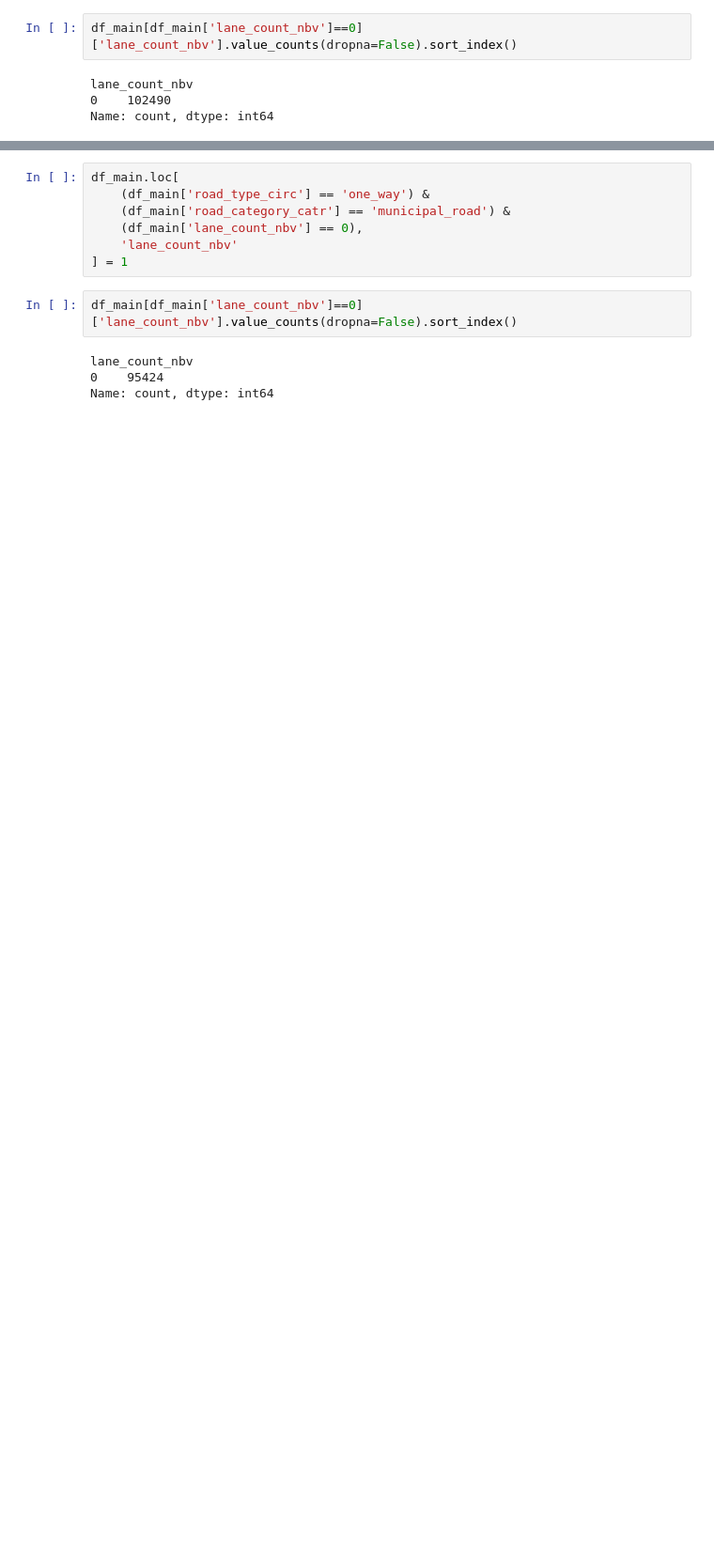
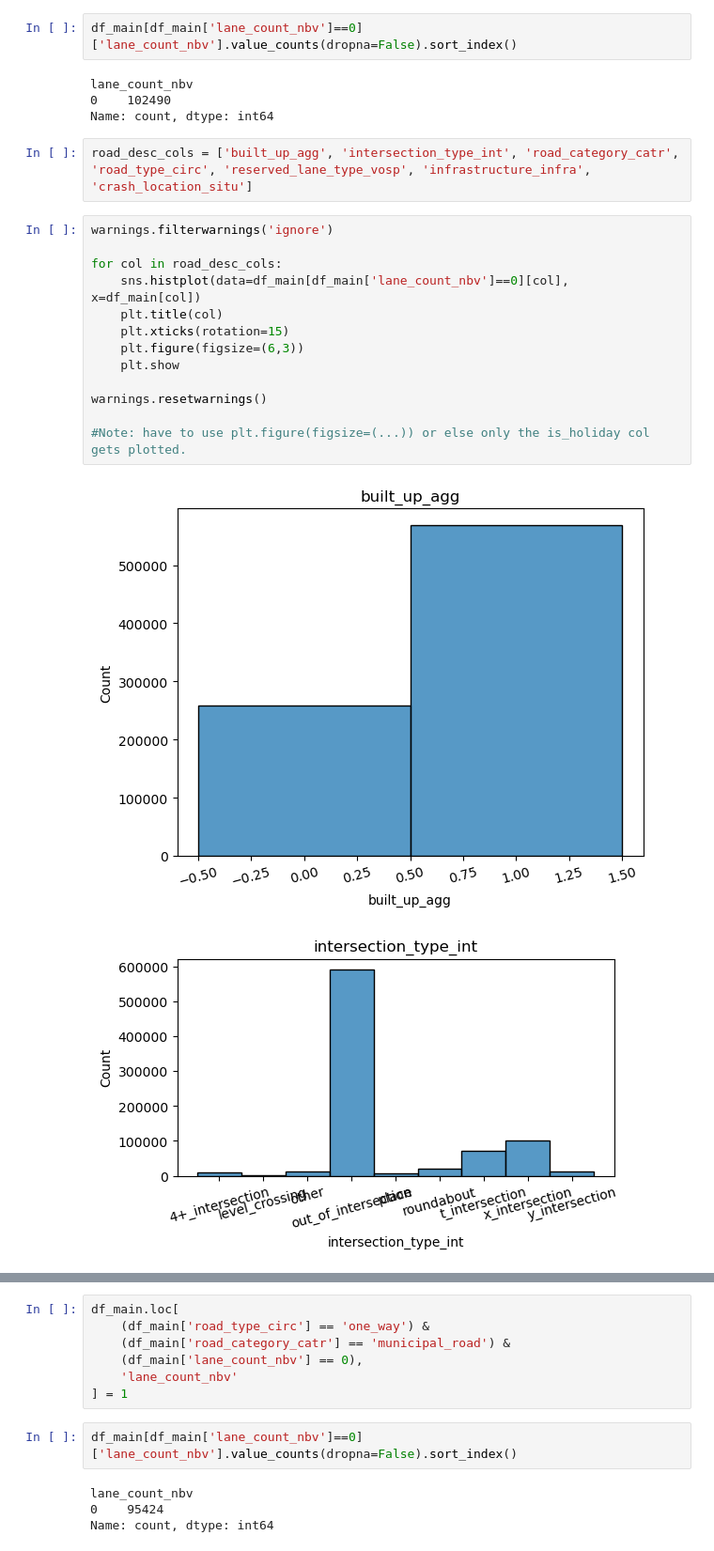
Before and after one commit to August-JF-Perez/AugustP_Crash_Location_Characterization, a Jupyter notebook: Capstone 3 Data Wrangling and EDA.ipynb, the cells around one changed output, grey strips where cells are left out. Shown at 94% size. Saved outputs shown, nothing was run; the diff lists cells and outputs as text; blank space fills up the shorter version.

```diff
--- a/Capstone 3 Data Wrangling and EDA.ipynb
+++ b/Capstone 3 Data Wrangling and EDA.ipynb
@@ -2000,3 +2000,21 @@ df_main[df_main['lane_count_nbv']==0]['lane_count_nbv'].value_counts(dropna=Fals
 lane_count_nbv
 0    102490
 Name: count, dtype: int64
+# %%
+road_desc_cols = ['built_up_agg', 'intersection_type_int', 'road_category_catr', 'road_type_circ', 'reserved_lane_type_vosp', 'infrastructure_infra', 'crash_location_situ']
+# %%
+warnings.filterwarnings('ignore')
+
+for col in road_desc_cols:
+    sns.histplot(data=df_main[df_main['lane_count_nbv']==0][col], x=df_main[col])
+    plt.title(col)
+    plt.xticks(rotation=15)
+    plt.figure(figsize=(6,3))
+    plt.show
+
+warnings.resetwarnings()
+
+#Note: have to use plt.figure(figsize=(...)) or else only the is_holiday col gets plotted.
+# %% [output]
+[figure, added]
+[figure, added]
```
Also changed, not shown: parts of 13 cells of this notebook.
